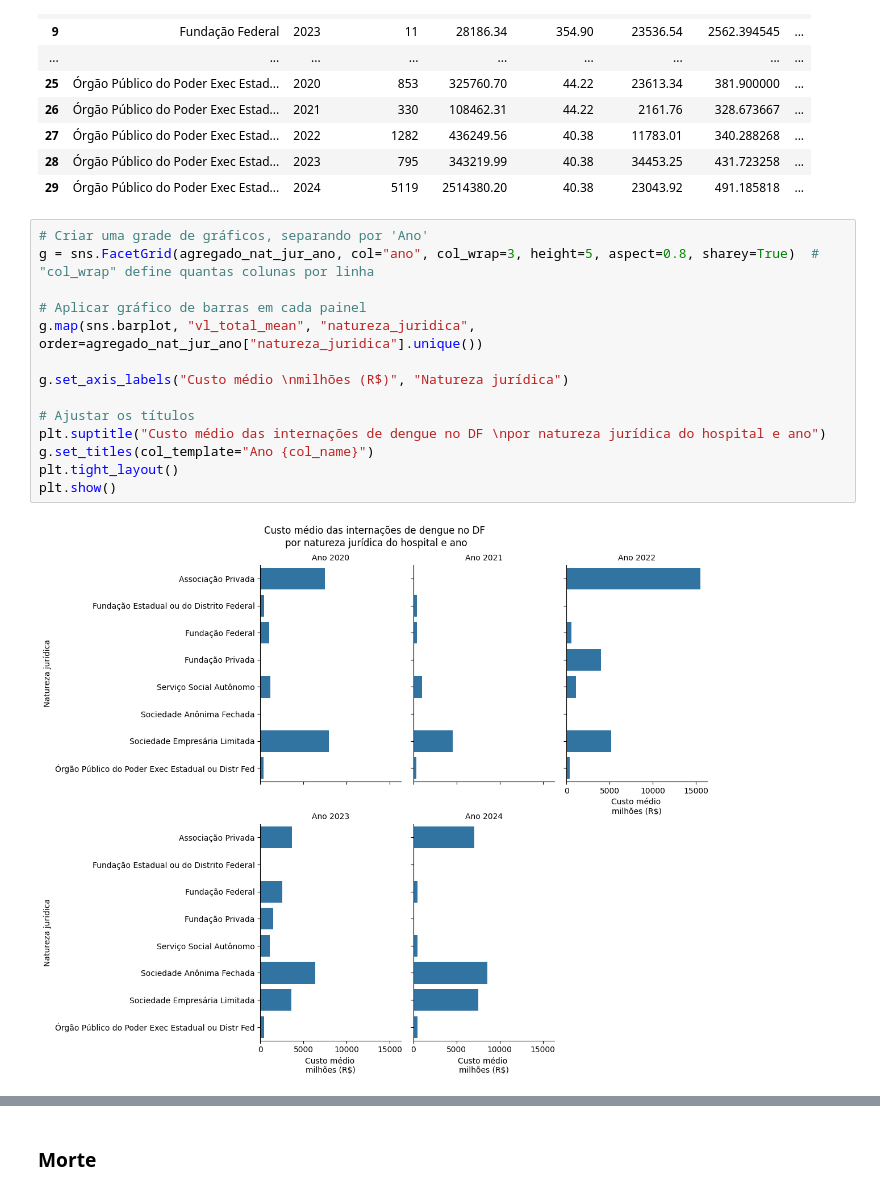
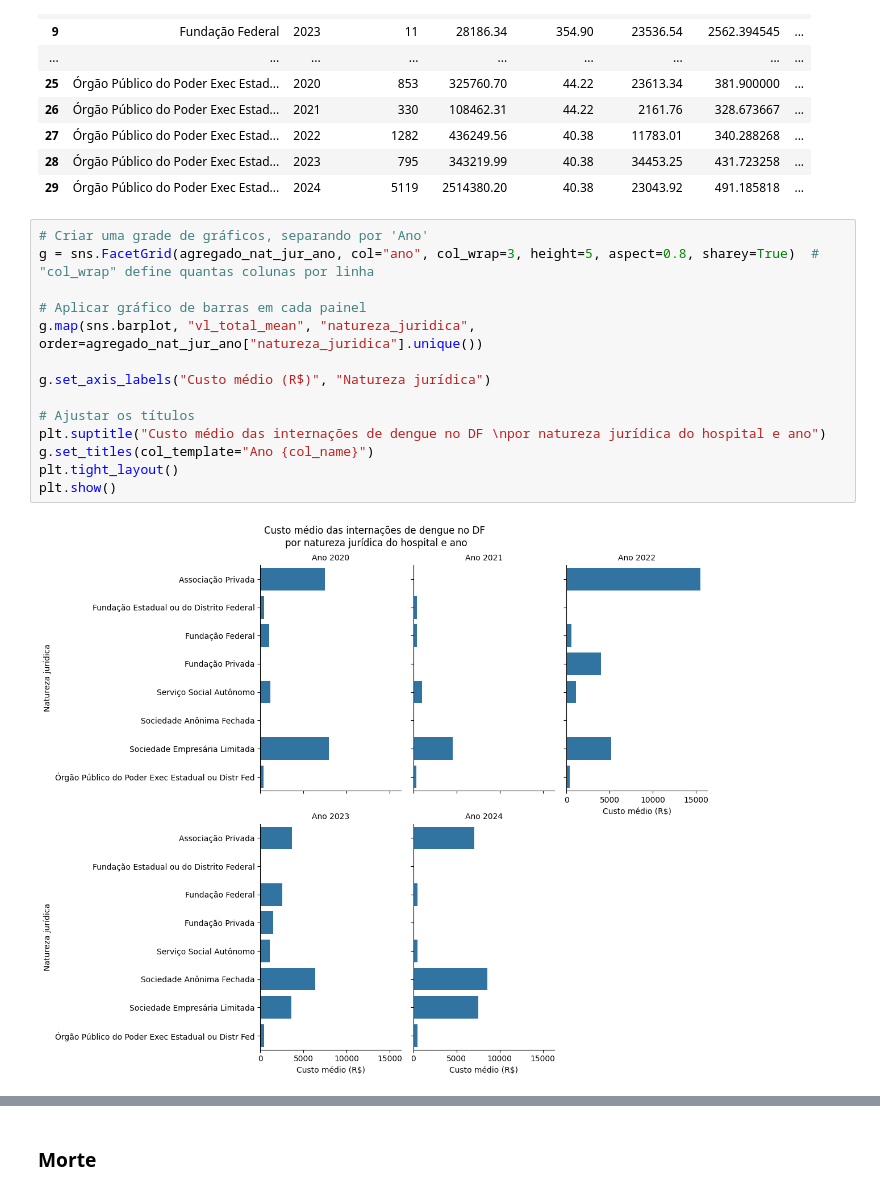
Before and after one commit to fnoritomi/projeto_sih, a Jupyter notebook: sih_dengue_2.ipynb, the cells around one changed output, grey strips where cells are left out. Cells and saved outputs as stored; diff of their text form.

```diff
--- a/sih_dengue_2.ipynb
+++ b/sih_dengue_2.ipynb
@@ -904,19 +911,19 @@ agregado_nat_jur_ano
 # %%
 # Criar uma grade de gráficos, separando por 'Ano'
 g = sns.FacetGrid(agregado_nat_jur_ano, col="ano", col_wrap=3, height=5, aspect=0.8, sharey=True)  # "col_wrap" define quantas colunas por linha
 
 # Aplicar gráfico de barras em cada painel
 g.map(sns.barplot, "vl_total_mean", "natureza_juridica", order=agregado_nat_jur_ano["natureza_juridica"].unique())
 
-g.set_axis_labels("Custo médio \nmilhões (R$)", "Natureza jurídica")
+g.set_axis_labels("Custo médio (R$)", "Natureza jurídica")
 
 # Ajustar os títulos
 plt.suptitle("Custo médio das internações de dengue no DF \npor natureza jurídica do hospital e ano")
 g.set_titles(col_template="Ano {col_name}")
 plt.tight_layout()
 plt.show()
 # %% [output]
-[figure, old version]
+[figure, new version]
 # %%
 # Criar uma grade de gráficos, separando por 'Ano'
 g = sns.FacetGrid(agregado_nat_jur_ano, col="ano", col_wrap=3, height=5, aspect=0.8, sharey=True)  # "col_wrap" define quantas colunas por linha
```
Also changed, not shown: parts of 3 cells of this notebook.
